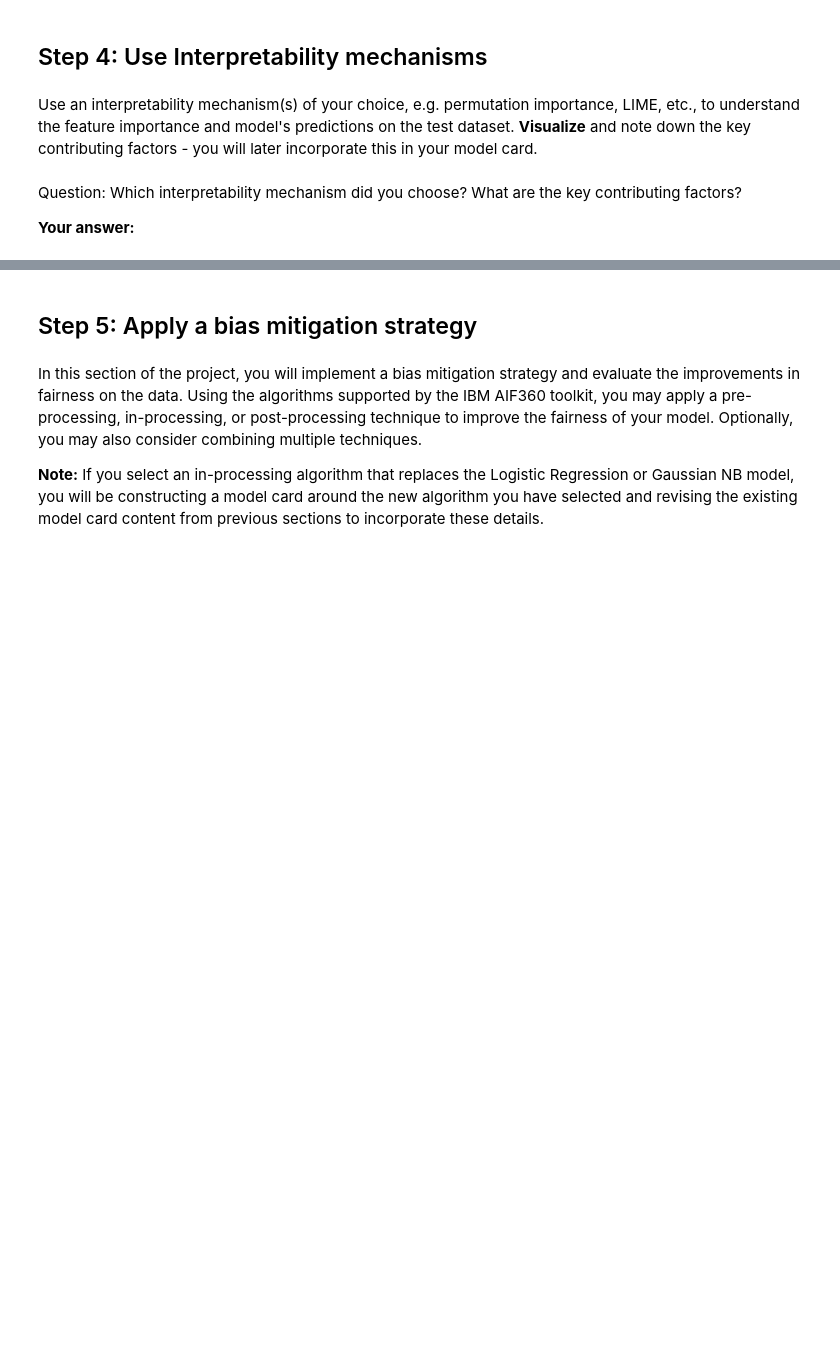
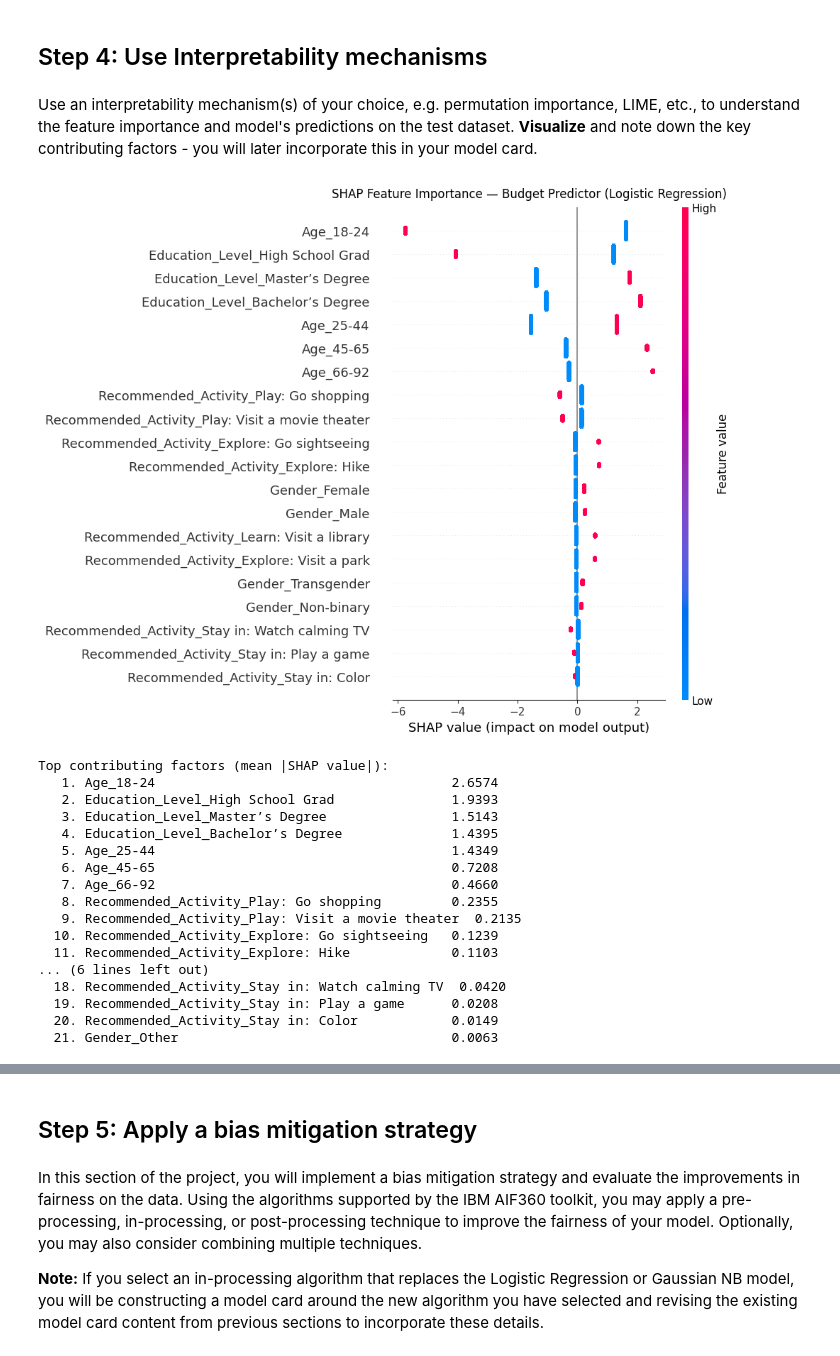
Before and after one commit to thebreadishard/udacity-idoou, a Jupyter notebook: AI Ethics Project -- STARTER.ipynb, the cells around one changed output, grey strips where cells are left out. Drawn from its saved outputs; the diff is of its cells as text; code cells hidden in the pictures; blank space fills up the shorter version.

Commit message:
Complete Step 4: SHAP interpretability analysis, written answer, shap dependency

```diff
--- a/AI Ethics Project -- STARTER.ipynb
+++ b/AI Ethics Project -- STARTER.ipynb
@@ -512,4 +510,50 @@ Use an interpretability mechanism(s) of your choice, e.g. permutation importance
-# %% [markdown]
-Question: Which interpretability mechanism did you choose? What are the key contributing factors?
-
-**Your answer:**
+# %%
+# Extract feature matrices and names from the AIF360 datasets
+feature_names = orig_train.feature_names
+X_train = orig_train.features
+X_test  = orig_test.features
+
+# ── SHAP LinearExplainer: exact Shapley values for linear models ─────────────
+explainer   = shap.LinearExplainer(LR_model, X_train)
+shap_values = explainer.shap_values(X_test)
+
+# ── Beeswarm summary plot ────────────────────────────────────────────────────
+shap.summary_plot(
+    shap_values, X_test,
+    feature_names=feature_names,
+    plot_size=(10, 8),
+    show=False
+)
+plt.title(
+    "SHAP Feature Importance — Budget Predictor (Logistic Regression)",
+    fontsize=12, pad=10
+)
+plt.tight_layout()
+plt.savefig("shap_summary_plot.png", dpi=150, bbox_inches="tight")
+plt.show()
+
+# ── Ranked feature importances (mean |SHAP value| across test set) ───────────
+mean_shap = np.abs(shap_values).mean(axis=0)
+ranked    = sorted(zip(feature_names, mean_shap), key=lambda x: x[1], reverse=True)
+print("Top contributing factors (mean |SHAP value|):")
+for i, (name, val) in enumerate(ranked, 1):
+    print(f"  {i:2d}. {name:45s}  {val:.4f}")
+# %% [output]
+[figure, added]
+Top contributing factors (mean |SHAP value|):
+   1. Age_18-24                                      2.6574
+   2. Education_Level_High School Grad               1.9393
+   3. Education_Level_Master’s Degree                1.5143
+   4. Education_Level_Bachelor’s Degree              1.4395
+   5. Age_25-44                                      1.4349
+   6. Age_45-65                                      0.7208
+   7. Age_66-92                                      0.4660
+   8. Recommended_Activity_Play: Go shopping         0.2355
+   9. Recommended_Activity_Play: Visit a movie theater  0.2135
+  10. Recommended_Activity_Explore: Go sightseeing   0.1239
+  11. Recommended_Activity_Explore: Hike             0.1103
+... (6 lines left out)
+  18. Recommended_Activity_Stay in: Watch calming TV  0.0420
+  19. Recommended_Activity_Stay in: Play a game      0.0208
+  20. Recommended_Activity_Stay in: Color            0.0149
+  21. Gender_Other                                   0.0063
```
Also changed, not shown: parts of 8 cells of this notebook, 2 other files.
